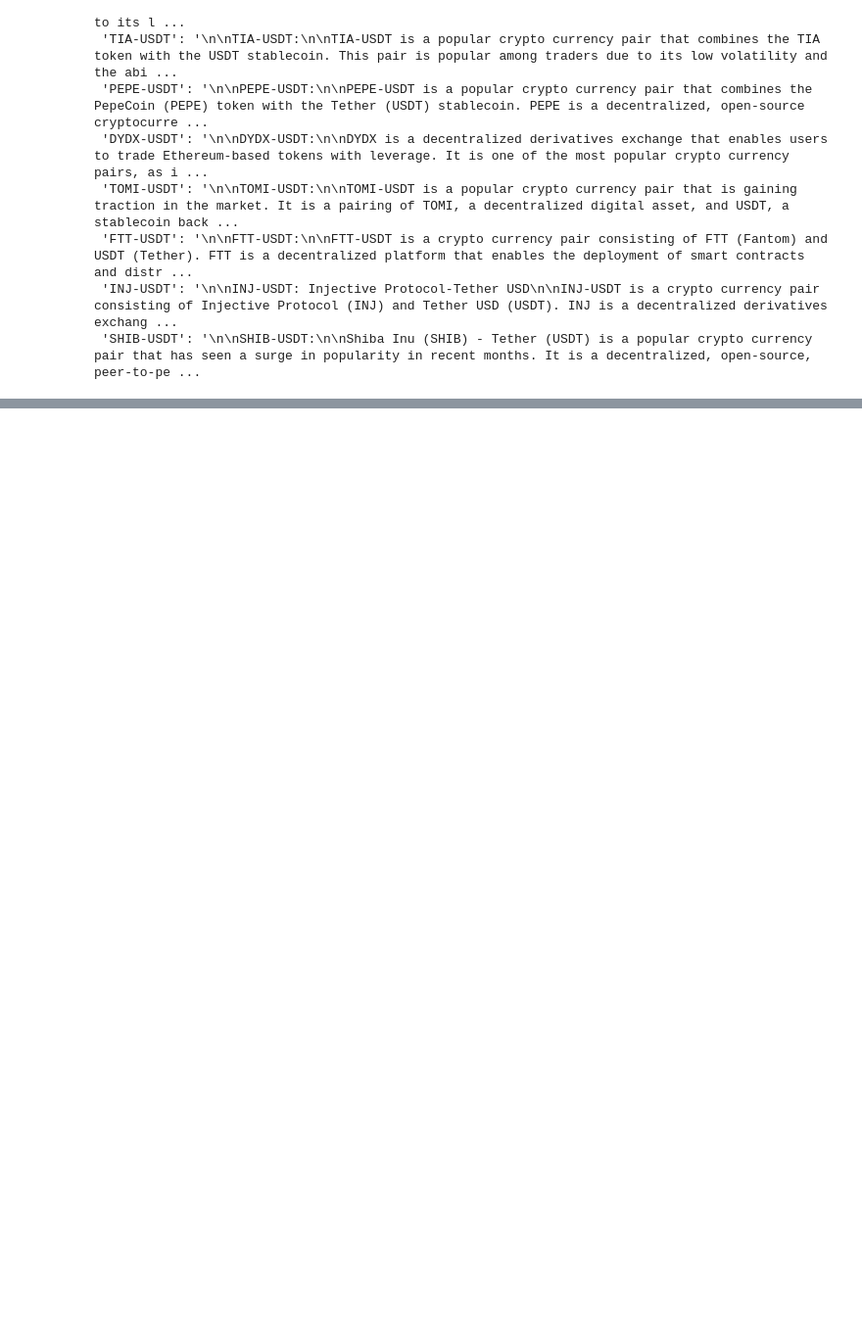
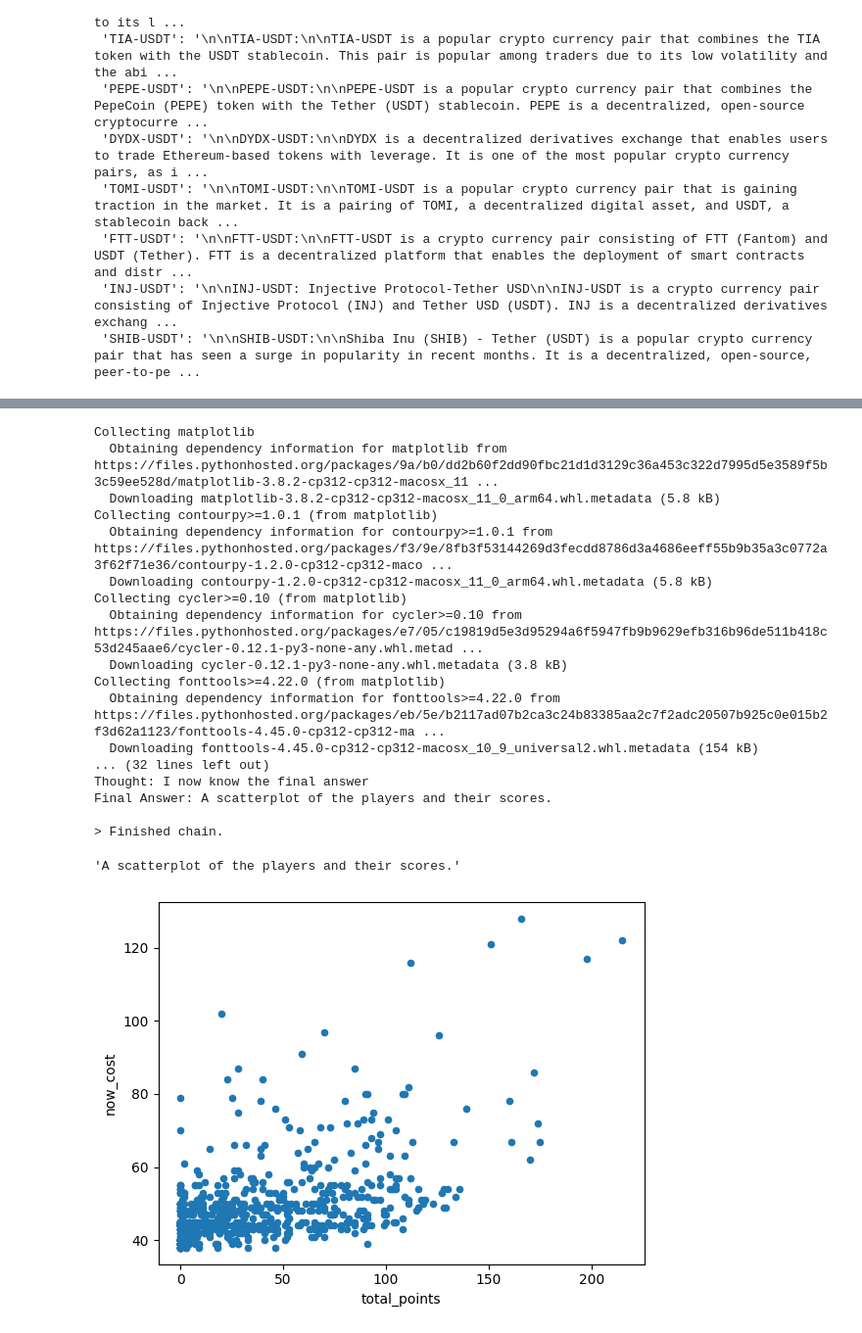
Before and after one commit to WayneQwele/LLMwebappdashboard, a Jupyter notebook: llmfunctions.ipynb, the cells around one changed output, grey strips where cells are left out. Shown at 98% size. Saved outputs shown, nothing was run; the diff lists cells and outputs as text; code cells hidden in the pictures; blank space fills up the shorter version.

```diff
--- a/llmfunctions.ipynb
+++ b/llmfunctions.ipynb
@@ -249,0 +374,6 @@ dict_response
+# %%
+
+
+agent = create_pandas_dataframe_agent(OpenAI(temperature=0, openai_api_key=os.environ['OPENAI_API_KEY']), df, verbose=True, )
+# %%
+agent.run("how many rows are there in the dataframe?")
@@ -249,0 +391,2 @@ dict_response
+# %%
+agent.run(" what are the columns about?")
@@ -249,0 +408,2 @@ dict_response
+# %%
+agent.run(" Tell me who are the top 5 scoring players in the dataframe?")
@@ -249,0 +429,25 @@ dict_response
+# %%
+!pip install matplotlib
+import matplotlib.pyplot as plt
+
+agent.run(" show me a scatterplot of the players and their scores")
+# %% [output]
+Collecting matplotlib
+  Obtaining dependency information for matplotlib from https://files.pythonhosted.org/packages/9a/b0/dd2b60f2dd90fbc21d1d3129c36a453c322d7995d5e3589f5b3c59ee528d/matplotlib-3.8.2-cp312-cp312-macosx_11 ...
+  Downloading matplotlib-3.8.2-cp312-cp312-macosx_11_0_arm64.whl.metadata (5.8 kB)
+Collecting contourpy>=1.0.1 (from matplotlib)
+  Obtaining dependency information for contourpy>=1.0.1 from https://files.pythonhosted.org/packages/f3/9e/8fb3f53144269d3fecdd8786d3a4686eeff55b9b35a3c0772a3f62f71e36/contourpy-1.2.0-cp312-cp312-maco ...
+  Downloading contourpy-1.2.0-cp312-cp312-macosx_11_0_arm64.whl.metadata (5.8 kB)
+Collecting cycler>=0.10 (from matplotlib)
+  Obtaining dependency information for cycler>=0.10 from https://files.pythonhosted.org/packages/e7/05/c19819d5e3d95294a6f5947fb9b9629efb316b96de511b418c53d245aae6/cycler-0.12.1-py3-none-any.whl.metad ...
+  Downloading cycler-0.12.1-py3-none-any.whl.metadata (3.8 kB)
+Collecting fonttools>=4.22.0 (from matplotlib)
+  Obtaining dependency information for fonttools>=4.22.0 from https://files.pythonhosted.org/packages/eb/5e/b2117ad07b2ca3c24b83385aa2c7f2adc20507b925c0e015b2f3d62a1123/fonttools-4.45.0-cp312-cp312-ma ...
+  Downloading fonttools-4.45.0-cp312-cp312-macosx_10_9_universal2.whl.metadata (154 kB)
+... (32 lines left out)
+Thought: I now know the final answer
+Final Answer: A scatterplot of the players and their scores.
+
+> Finished chain.
+'A scatterplot of the players and their scores.'
+[figure, added]
```
Also changed, not shown: parts of 14 cells of this notebook, 6 other files.
